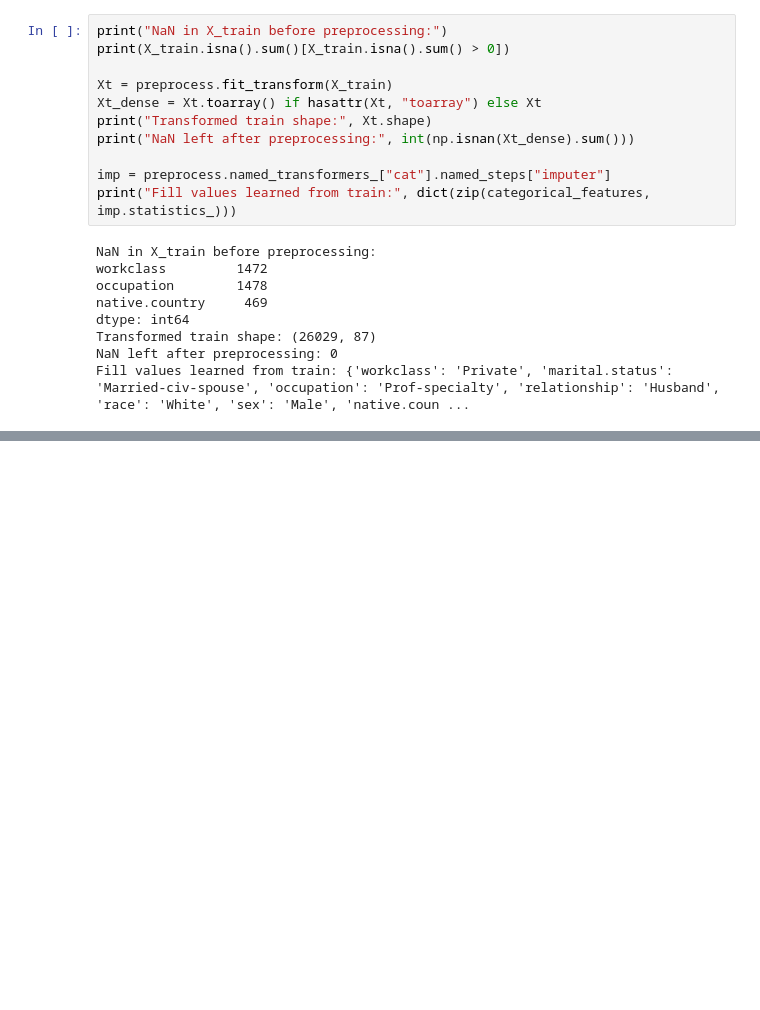
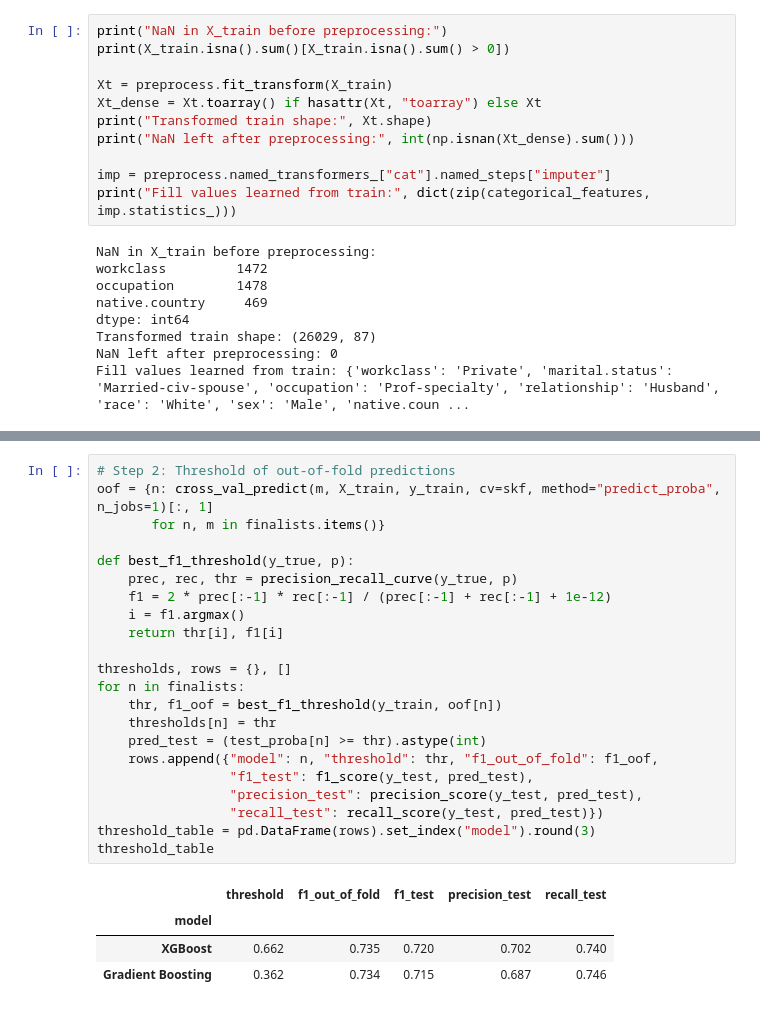
Before and after one commit to isapour0/adult-census-income, a Jupyter notebook: notebooks/adult-census-income.ipynb, the cells around one changed output, grey strips where cells are left out. Saved outputs shown, nothing was run; the diff lists cells and outputs as text; blank space fills up the shorter version.

```diff
--- a/notebooks/adult-census-income.ipynb
+++ b/notebooks/adult-census-income.ipynb
@@ -772,0 +824,27 @@ fitted: XGBoost
+# %%
+# Step 2: Threshold of out-of-fold predictions
+oof = {n: cross_val_predict(m, X_train, y_train, cv=skf, method="predict_proba", n_jobs=1)[:, 1]
+       for n, m in finalists.items()}
+
+def best_f1_threshold(y_true, p):
+    prec, rec, thr = precision_recall_curve(y_true, p)
+    f1 = 2 * prec[:-1] * rec[:-1] / (prec[:-1] + rec[:-1] + 1e-12)
+    i = f1.argmax()
+    return thr[i], f1[i]
+
+thresholds, rows = {}, []
+for n in finalists:
+    thr, f1_oof = best_f1_threshold(y_train, oof[n])
+    thresholds[n] = thr
+    pred_test = (test_proba[n] >= thr).astype(int)
+    rows.append({"model": n, "threshold": thr, "f1_out_of_fold": f1_oof,
+                 "f1_test": f1_score(y_test, pred_test),
+                 "precision_test": precision_score(y_test, pred_test),
+                 "recall_test": recall_score(y_test, pred_test)})
+threshold_table = pd.DataFrame(rows).set_index("model").round(3)
+threshold_table
+# %% [output]
+|  | threshold | f1_out_of_fold | f1_test | precision_test | recall_test |
+| model |  |  |  |  |  |
+| XGBoost | 0.662 | 0.735 | 0.720 | 0.702 | 0.740 |
+| Gradient Boosting | 0.362 | 0.734 | 0.715 | 0.687 | 0.746 |
```
Also changed, not shown: parts of 9 cells of this notebook, 2 other files.
